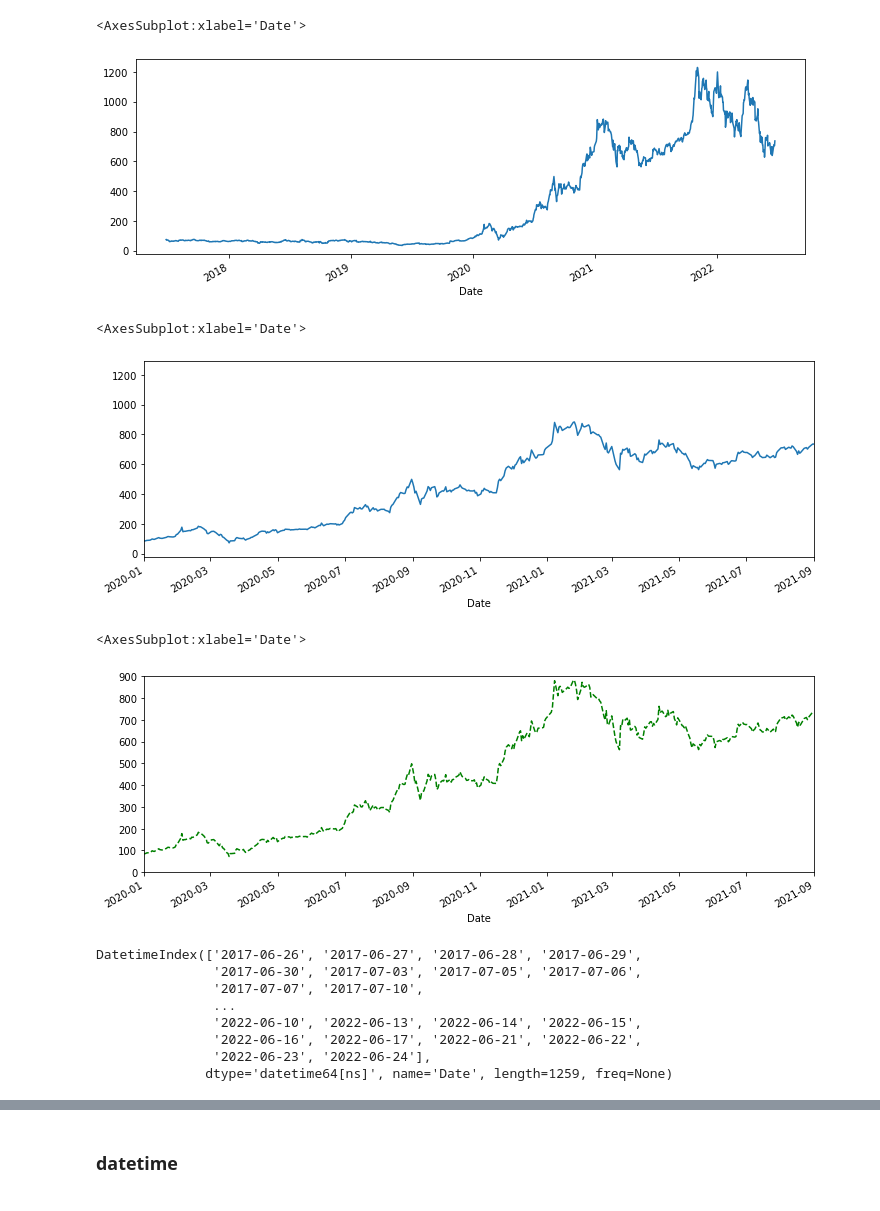
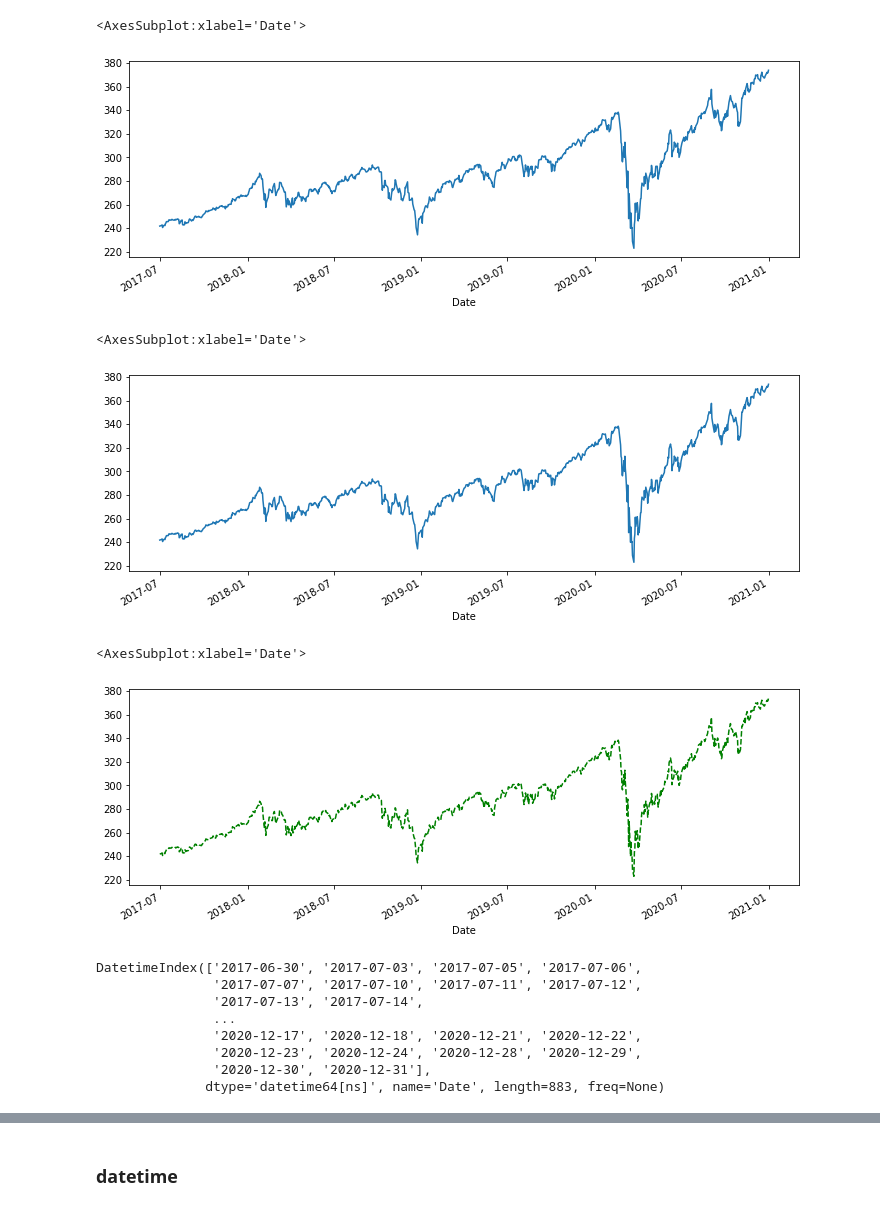
Before and after one commit to lincolnmuriithi11/timeseries-, a Jupyter notebook: tutorials.ipynb, the cells around one changed output, grey strips where cells are left out. Saved outputs shown, nothing was run; the diff lists cells and outputs as text; code cells hidden in the pictures.

```diff
--- a/tutorials.ipynb
+++ b/tutorials.ipynb
@@ -6,5 +7,5 @@ import matplotlib.pyplot as plt
 %matplotlib inline
 # %%
 # import stock data from yahoo
-df_tesla = pdr.get_data_yahoo('TSLA')
+spy = pdr.get_data_yahoo('SPY')
 # %%
@@ -19,0 +21,6 @@ df_tesla.tail()
+# %%
+train = spy[:"2020"]
+test = spy["2020"]
+
+plt.plot(train.index, train.Close)
+plt.plot(test.index, test.Close)
@@ -20,30 +30,30 @@ df_tesla.tail()
 # %%
 #plotting the closing price and sizing the chart
-df_tesla["Close"].plot(figsize = (12,4))
+train["Close"].plot(figsize = (12,4))
 # %% [output]
 <AxesSubplot:xlabel='Date'>
-[figure, old version]
+[figure, new version]
 # %%
 # set xlimit and y limit
-df_tesla["Close"].plot(xlim = ['2020-01-01', '2021-09-01'],figsize = (12,4))
+train["Close"].plot(figsize = (12,4))
 # %% [output]
 <AxesSubplot:xlabel='Date'>
-[figure, old version]
+[figure, new version]
 # %%
 # add color and line type
-df_tesla["Close"].plot(xlim = ['2020-01-01', '2021-09-01'], ylim = [0,900],figsize = (12,4),ls = "--", c= "green")
+train["Close"].plot(figsize = (12,4),ls = "--", c= "green")
 # %% [output]
 <AxesSubplot:xlabel='Date'>
-[figure, old version]
+[figure, new version]
 # %%
 #to get all the dates
-df_tesla.index
+train.index
 # %% [output]
-DatetimeIndex(['2017-06-26', '2017-06-27', '2017-06-28', '2017-06-29',
-               '2017-06-30', '2017-07-03', '2017-07-05', '2017-07-06',
-               '2017-07-07', '2017-07-10',
+DatetimeIndex(['2017-06-30', '2017-07-03', '2017-07-05', '2017-07-06',
+               '2017-07-07', '2017-07-10', '2017-07-11', '2017-07-12',
+               '2017-07-13', '2017-07-14',
                ...
-               '2022-06-10', '2022-06-13', '2022-06-14', '2022-06-15',
-               '2022-06-16', '2022-06-17', '2022-06-21', '2022-06-22',
-               '2022-06-23', '2022-06-24'],
-              dtype='datetime64[ns]', name='Date', length=1259, freq=None)
+               '2020-12-17', '2020-12-18', '2020-12-21', '2020-12-22',
+               '2020-12-23', '2020-12-24', '2020-12-28', '2020-12-29',
+               '2020-12-30', '2020-12-31'],
+              dtype='datetime64[ns]', name='Date', length=883, freq=None)
```
Also changed, not shown: parts of 40 cells of this notebook.
